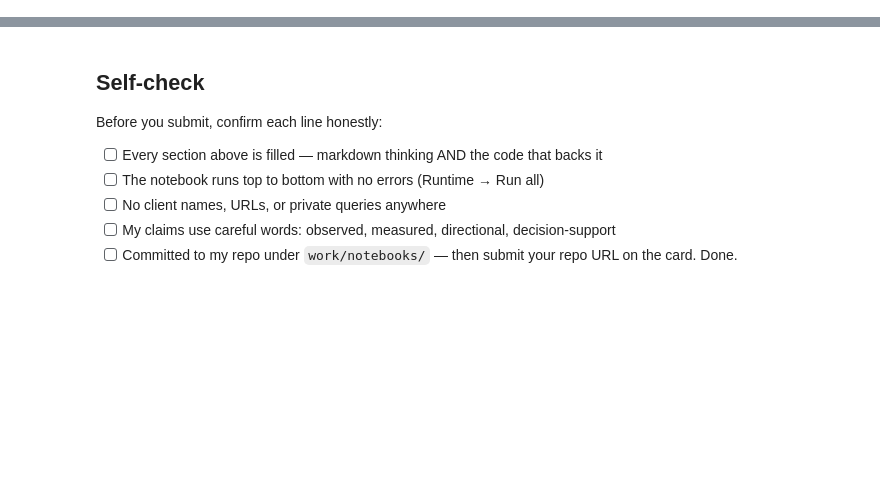
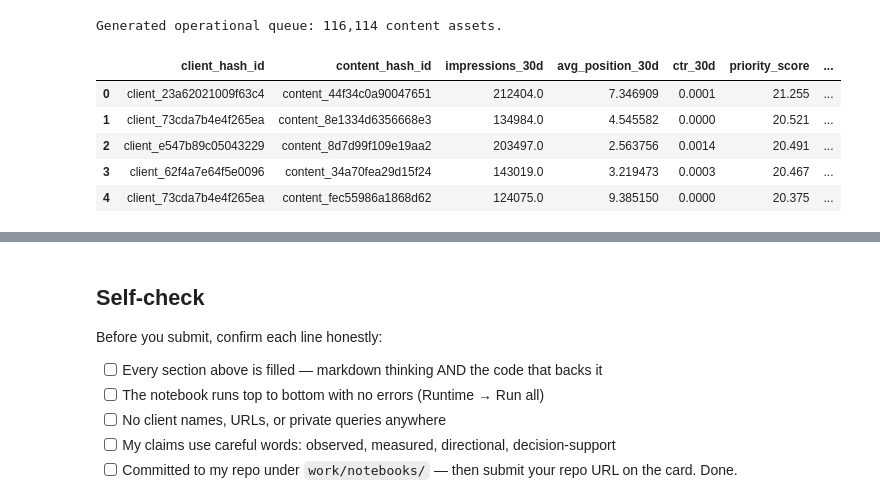
Before and after one commit to Venomm777/FlyAi, a Jupyter notebook: work/notebooks/w07_action_playbook.ipynb, the cells around one changed output, grey strips where cells are left out. Cells and saved outputs as stored; diff of their text form; code cells hidden in the pictures; blank space fills up the shorter version.

```diff
--- a/work/notebooks/w07_action_playbook.ipynb
+++ b/work/notebooks/w07_action_playbook.ipynb
@@ -43,0 +58,62 @@ This skeleton is yours to fill. Work the sections **in order** — each one has
+# %%
+# Pull the latest historical panel (March 2026) to generate the operational queue
+queue_query = f"""
+SELECT
+    client_hash_id,
+    content_hash_id,
+    SUM(gsc_impressions) AS impressions_30d,
+    SUM(gsc_clicks) AS clicks_30d,
+    AVG(gsc_avg_position) AS avg_position_30d,
+    ROUND(SUM(gsc_clicks) * 1.0 / NULLIF(SUM(gsc_impressions), 0), 4) AS ctr_30d,
+    COUNT(DISTINCT report_date) AS active_days
+FROM read_parquet('{FACT_DAILY}/month=2026-03/*.parquet')
+WHERE client_has_gsc IS TRUE
+GROUP BY client_hash_id, content_hash_id
+HAVING SUM(gsc_impressions) >= 50;
+"""
+df_playbook = con.execute(queue_query).fetchdf()
+
+# Compute priority score and assign reason codes + action labels
+def assign_action_playbook(row):
+    imp = row["impressions_30d"]
+    pos = row["avg_position_30d"]
+    ctr = row["ctr_30d"] if pd.notnull(row["ctr_30d"]) else 0.0
+
+    rank_weight = 1.0 / max(1.0, pos / 10.0)
+    ctr_gap = max(0.001, 0.04 - ctr)
+    priority_score = np.log10(imp + 1) * ctr_gap * rank_weight * 100.0
+
+    if pos <= 10.0 and ctr < 0.025:
+        reason = "HIGH_IMP_LOW_CTR"
+        action = "REFRESH_METADATA"
+        est_cost_hours = 0.5
+    elif 10.0 < pos <= 20.0 and imp >= 200:
+        reason = "STRIKING_DISTANCE"
+        action = "EXPAND_CONTENT"
+        est_cost_hours = 3.0
+    elif pos > 30.0:
+        reason = "DEEP_RANK_DECAY"
+        action = "CONSOLIDATE_OR_PRUNE"
+        est_cost_hours = 1.0
+    else:
+        reason = "HEALTHY_STABLE"
+        action = "MONITOR"
+        est_cost_hours = 0.0
+
+    return pd.Series([round(priority_score, 3), reason, action, est_cost_hours],
+                     index=["priority_score", "reason_code", "action_label", "est_cost_hours"])
+
+assigned = df_playbook.apply(assign_action_playbook, axis=1)
+playbook_queue = pd.concat([df_playbook, assigned], axis=1)
+playbook_queue = playbook_queue.sort_values(by="priority_score", ascending=False).reset_index(drop=True)
+
+print(f"Generated operational queue: {len(playbook_queue):,} content assets.")
+display(playbook_queue[["client_hash_id", "content_hash_id", "impressions_30d", "avg_position_30d", "ctr_30d", "priority_score", "reason_code", "action_label", "est_cost_hours"]].head())
+# %% [output]
+Generated operational queue: 116,114 content assets.
+|  | client_hash_id | content_hash_id | impressions_30d | avg_position_30d | ctr_30d | priority_score | ... |
+| 0 | client_23a62021009f63c4 | content_44f34c0a90047651 | 212404.0 | 7.346909 | 0.0001 | 21.255 | ... |
+| 1 | client_73cda7b4e4f265ea | content_8e1334d6356668e3 | 134984.0 | 4.545582 | 0.0000 | 20.521 | ... |
+| 2 | client_e547b89c05043229 | content_8d7d99f109e19aa2 | 203497.0 | 2.563756 | 0.0014 | 20.491 | ... |
+| 3 | client_62f4a7e64f5e0096 | content_34a70fea29d15f24 | 143019.0 | 3.219473 | 0.0003 | 20.467 | ... |
+| 4 | client_73cda7b4e4f265ea | content_fec55986a1868d62 | 124075.0 | 9.385150 | 0.0000 | 20.375 | ... |
```
Also changed, not shown: parts of 21 cells of this notebook.
